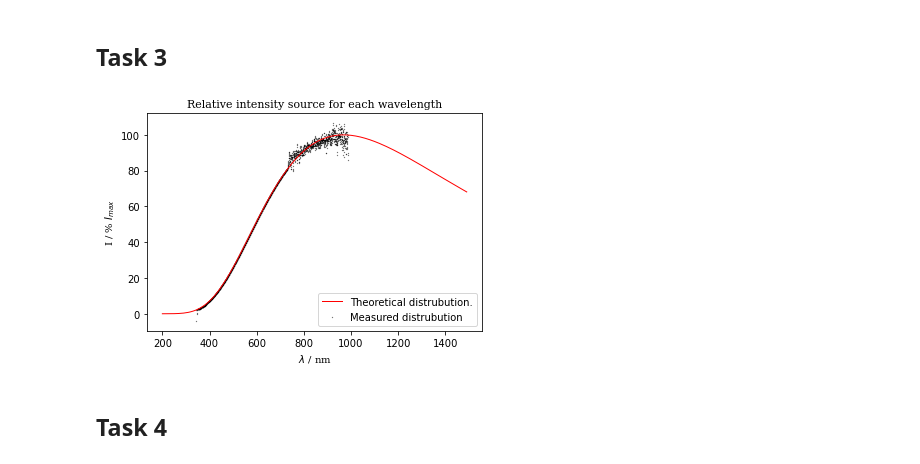
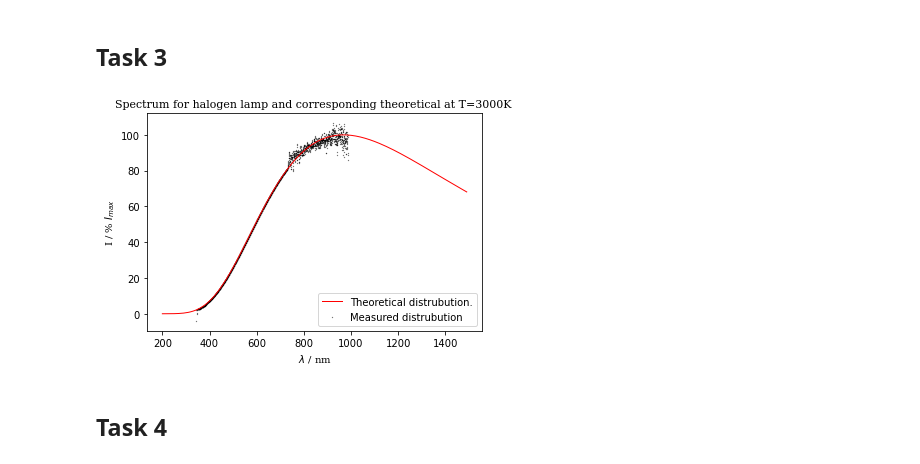
Before and after one commit to Birr0/physics_labs, a Jupyter notebook: level2_labs/blackbody_report/blackbody_report .ipynb, the cells around one changed output. Cells and saved outputs as stored; diff of their text form; code cells hidden in the pictures.

```diff
--- a/level2_labs/blackbody_report/blackbody_report .ipynb
+++ b/level2_labs/blackbody_report/blackbody_report .ipynb
@@ -73,18 +73,18 @@ theoretical_distrubution = pd.DataFrame(get_theoretical_distrubution(temperature
 # %%
 task3_fig_a, ax = plt.subplots()
 
-ax.set_title('Relative intensity source for each wavelength', font="serif", size=11)
+ax.set_title('Spectrum for halogen lamp and corresponding theoretical at T=3000K ', font="serif", size=11)
 ax.set_xlabel('$\lambda$ / nm ', fontname='serif')
 ax.set_ylabel('I / % $I_{max}$', fontname='serif')
 plt.scatter(measured_distrubution['wavelength'], measured_distrubution['relative_intensity'], label='Measured distrubution', s=0.05, color="black")
 
 max_intensity = np.amax(theoretical_distrubution['intensity'])
 
 plt.plot(theoretical_distrubution['wavelength'] * 10**9 , 100 * theoretical_distrubution['intensity'] / max_intensity, label="Theoretical distrubution.", color="red", lw=1.0)
 plt.legend(loc="lower right")
 plt.savefig('task3_fig_a.png')
 # %% [output]
-[figure, old version]
+[figure, new version]
 # %% [markdown]
 ## Task 4
 # %% [markdown]
```
Also changed, not shown: parts of 4 cells of this notebook, 15 other files.
